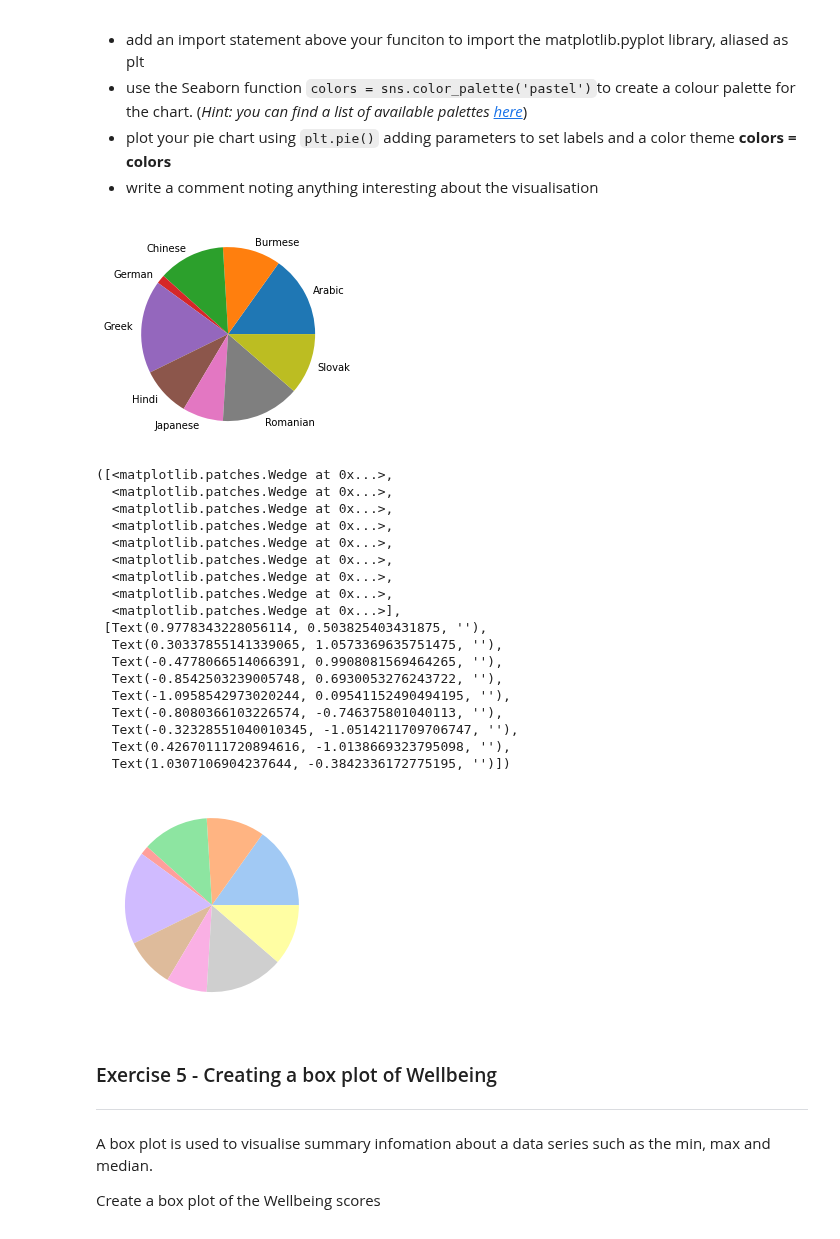
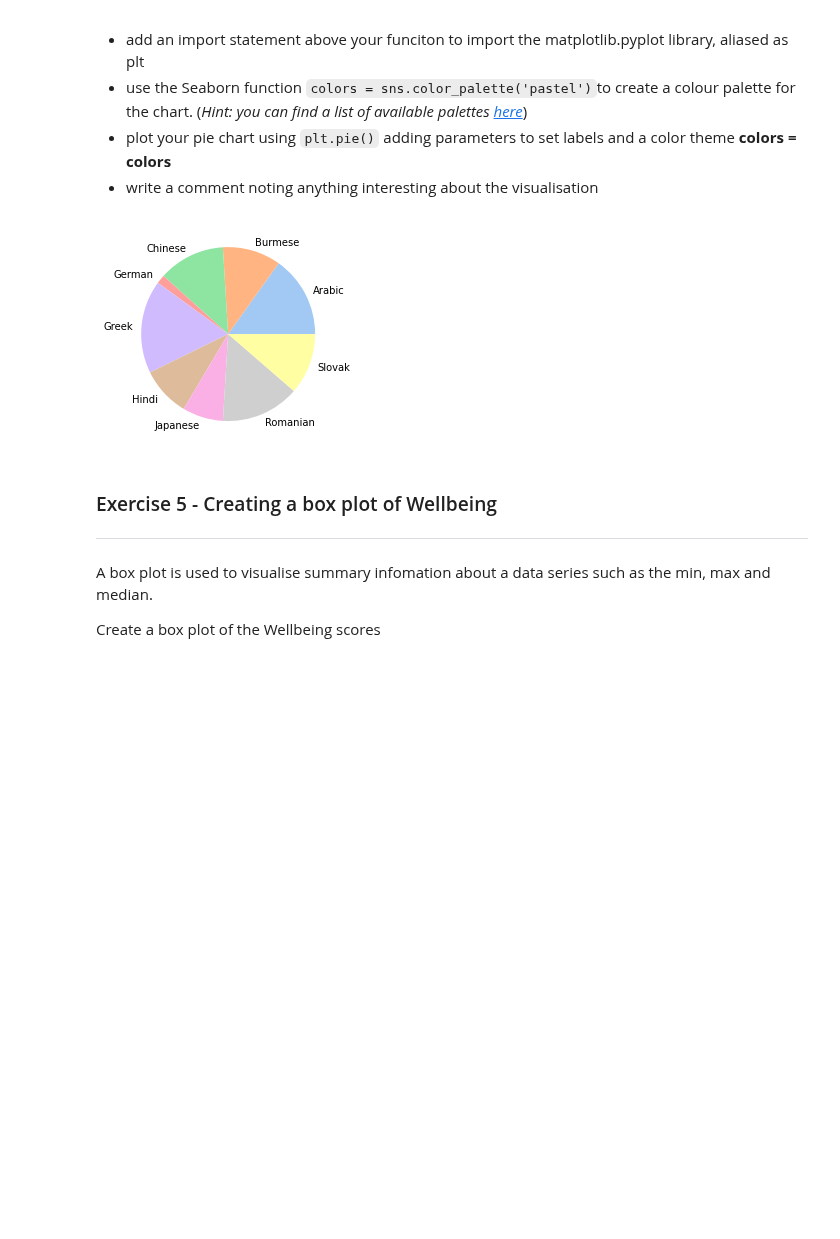
Before and after one commit to RautenM/PythonFundamentals, a Jupyter notebook: Worksheets/7_2_Visualisation_with_Seaborn.ipynb, the cells around one changed output. Cells and saved outputs as stored; diff of their text form; code cells hidden in the pictures; blank space fills up the shorter version.

```diff
--- a/Worksheets/7_2_Visualisation_with_Seaborn.ipynb
+++ b/Worksheets/7_2_Visualisation_with_Seaborn.ipynb
@@ -206,44 +206,24 @@ Seaborn doesn't have a function for plotting pie charts but you can use Seaborn
 # %%
 import pandas as pd
 import matplotlib.pyplot as plt
 import seaborn as sns
 
 
 url = ("https://github.com/lilaceri/Working-with-data-/blob/b157a2feceb7709cf82426932385706d65446270/Data%20Sets%20for%20code%20divisio/Positive_Psychology_2017.csv?raw=true")
 df = pd.read_csv(url)
 
 
 
 first_language = df.groupby(['firstlanguage']).mean()
 data = first_language["Stress"]
 labels = data.keys()
 
-plt.pie(data,labels = labels)
-plt.show()
 
 colors = sns.color_palette('pastel')
-plt.pie(data,colors= colors)
+plt.pie(data,colors = colors,labels = labels)
+plt.show()
 # %% [output]
-[figure, old version]
+[figure, new version]
-([<matplotlib.patches.Wedge at 0x...>,
-  <matplotlib.patches.Wedge at 0x...>,
-  <matplotlib.patches.Wedge at 0x...>,
-  <matplotlib.patches.Wedge at 0x...>,
-  <matplotlib.patches.Wedge at 0x...>,
-  <matplotlib.patches.Wedge at 0x...>,
-  <matplotlib.patches.Wedge at 0x...>,
-  <matplotlib.patches.Wedge at 0x...>,
-  <matplotlib.patches.Wedge at 0x...>],
- [Text(0.9778343228056114, 0.503825403431875, ''),
-  Text(0.30337855141339065, 1.0573369635751475, ''),
-  Text(-0.4778066514066391, 0.9908081569464265, ''),
-  Text(-0.8542503239005748, 0.6930053276243722, ''),
-  Text(-1.0958542973020244, 0.09541152490494195, ''),
-  Text(-0.8080366103226574, -0.746375801040113, ''),
-  Text(-0.32328551040010345, -1.0514211709706747, ''),
-  Text(0.42670111720894616, -1.0138669323795098, ''),
-  Text(1.0307106904237644, -0.3842336172775195, '')])
-[figure, removed]
 # %% [markdown]
 ### Exercise 5 - Creating a box plot of Wellbeing
 ---
```
